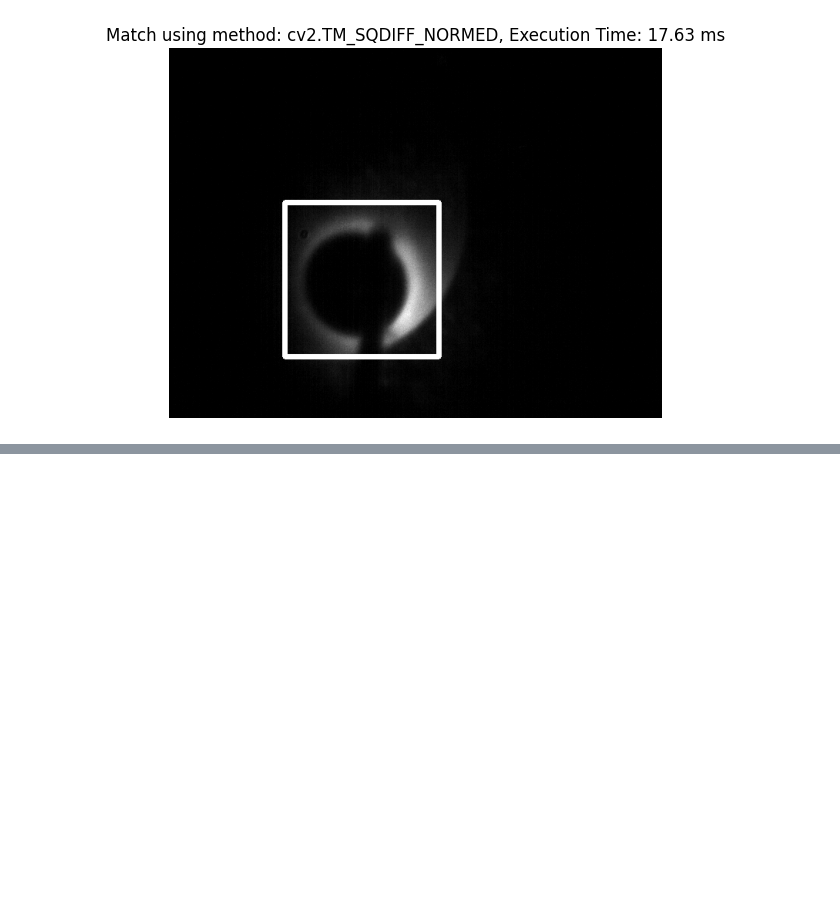
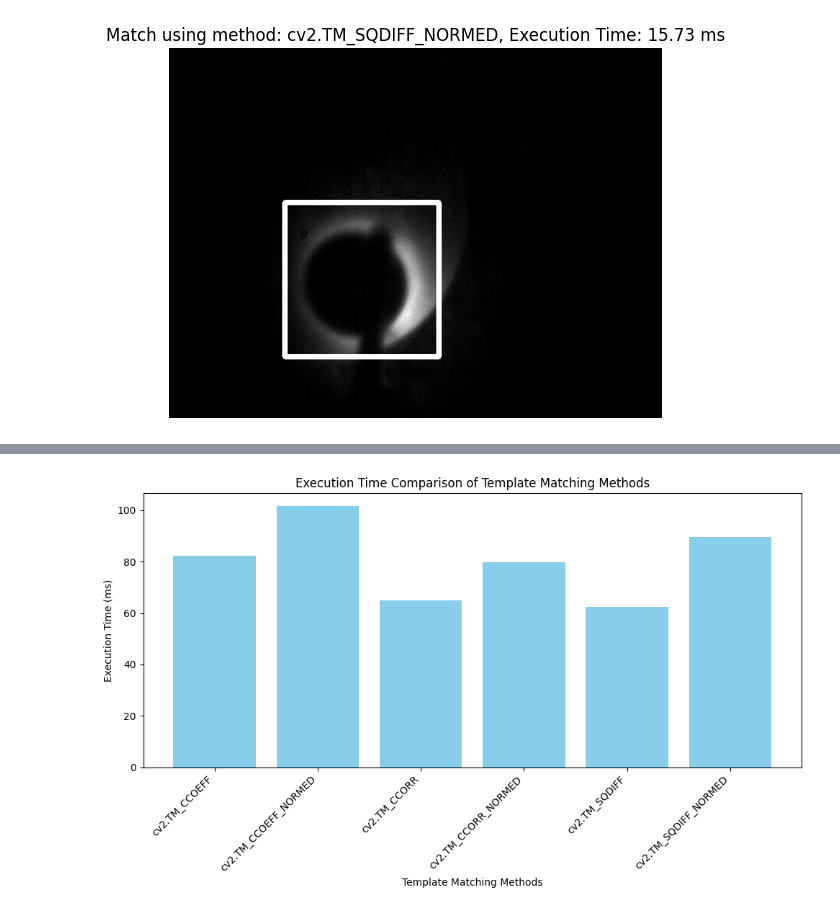
Before and after one commit to ubsuny/g2coral-CP2P2024, a Jupyter notebook: template_matching.ipynb, the cells around one changed output, grey strips where cells are left out. Saved outputs shown, nothing was run; the diff lists cells and outputs as text; code cells hidden in the pictures; blank space fills up the shorter version.

```diff
--- a/template_matching.ipynb
+++ b/template_matching.ipynb
@@ -121,0 +168,39 @@ WARNING:matplotlib.image:Clipping input data to the valid range for imshow with
+# %%
+# Height and Width of Template
+h, w = template.shape[:2]
+
+methods = [cv2.TM_CCOEFF, cv2.TM_CCOEFF_NORMED, cv2.TM_CCORR,
+            cv2.TM_CCORR_NORMED, cv2.TM_SQDIFF, cv2.TM_SQDIFF_NORMED]
+method_label = ["cv2.TM_CCOEFF", "cv2.TM_CCOEFF_NORMED", "cv2.TM_CCORR",
+            "cv2.TM_CCORR_NORMED", "cv2.TM_SQDIFF", "cv2.TM_SQDIFF_NORMED"]
+
+execution_times = []
+
+# Define the function for template matching
+def template_matching(method):
+    img2 = image.copy()
+    result = cv2.matchTemplate(img2, template, method)
+    min_val, max_val, min_loc, max_loc = cv2.minMaxLoc(result)
+    if method in [cv2.TM_SQDIFF, cv2.TM_SQDIFF_NORMED]:
+        location = min_loc
+    else:
+        location = max_loc
+    bottom_right = (location[0] + w, location[1] + h)
+    cv2.rectangle(img2, location, bottom_right, 255, 5)
+
+# Measure the execution time for each method
+for method, label in zip(methods, method_label):
+    execution_time = timeit.timeit(lambda: template_matching(method), number=10)
+    execution_times.append(1000*execution_time)
+
+# Plotting
+plt.figure(figsize=(10, 6))
+plt.bar(method_label, execution_times, color='skyblue')
+plt.xlabel('Template Matching Methods')
+plt.ylabel('Execution Time (ms)')
+plt.title('Execution Time Comparison of Template Matching Methods')
+plt.xticks(rotation=45, ha='right')
+plt.tight_layout()
+plt.show()
+# %% [output]
+[figure, added]
```
Also changed, not shown: parts of 2 cells of this notebook.
